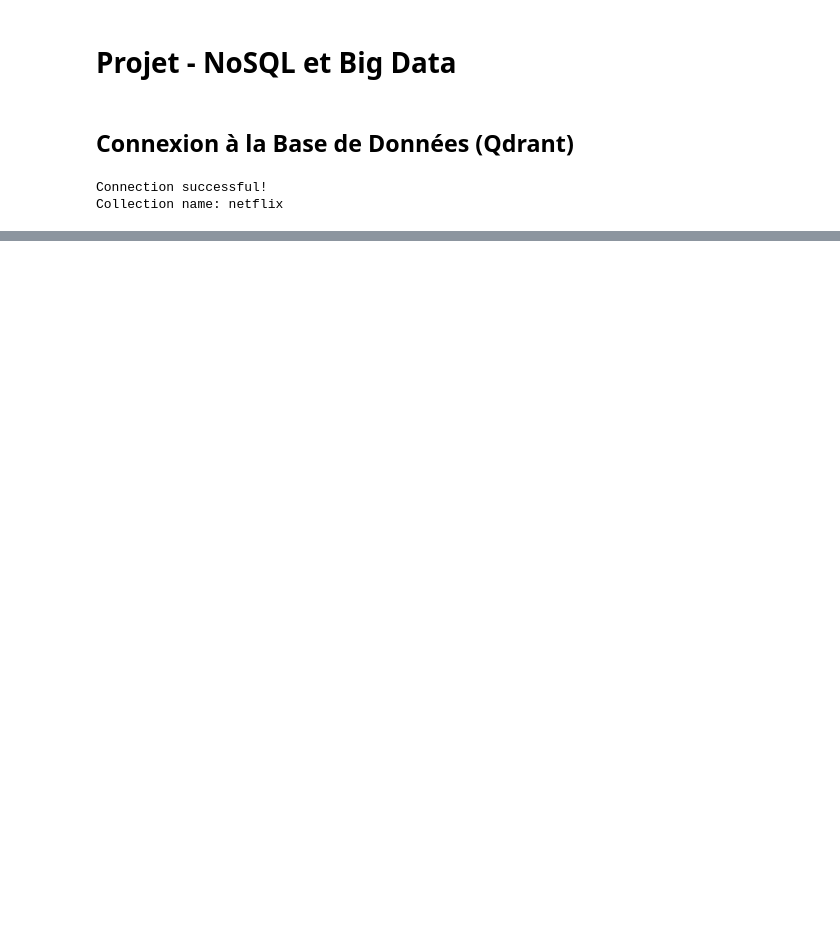
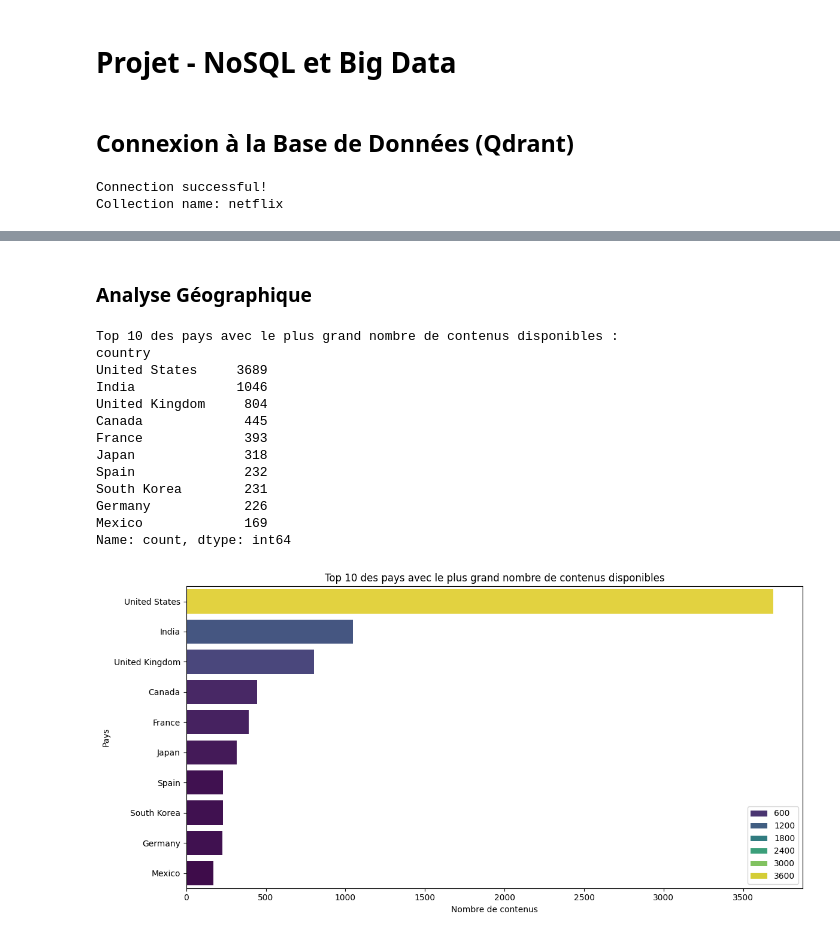
Before and after one commit to SwerkF/qdrant_ipssi, a Jupyter notebook: qdrant_netflix.ipynb, the cells around one changed output, grey strips where cells are left out. Drawn from its saved outputs; the diff is of its cells as text; code cells hidden in the pictures; blank space fills up the shorter version.

Commit message:
Analyse complète

```diff
--- a/qdrant_netflix.ipynb
+++ b/qdrant_netflix.ipynb
@@ -31,0 +143,32 @@ Collection name: netflix
+# %% [markdown]
+### Analyse Géographique
+# %%
+df_country = df.copy()
+df_country['country'] = (df_country['country'].fillna('Unknown').astype(str).str.split(', '))
+df_country_exploded = (df_country.explode('country').query("country != 'Unknown'"))
+country_counts = df_country_exploded['country'].value_counts().head(10)
+print("Top 10 des pays avec le plus grand nombre de contenus disponibles :")
+print(country_counts)
+
+plt.figure(figsize=(12, 6))
+sns.barplot(x=country_counts.values, y=country_counts.index, palette='viridis', hue=country_counts.values)
+plt.title('Top 10 des pays avec le plus grand nombre de contenus disponibles')
+plt.xlabel('Nombre de contenus')
+plt.ylabel('Pays')
+plt.tight_layout()
+plt.show()
+# %% [output]
+Top 10 des pays avec le plus grand nombre de contenus disponibles :
+country
+United States     3689
+India             1046
+United Kingdom     804
+Canada             445
+France             393
+Japan              318
+Spain              232
+South Korea        231
+Germany            226
+Mexico             169
+Name: count, dtype: int64
+[figure, added]
```
Also changed, not shown: parts of 17 cells of this notebook.
